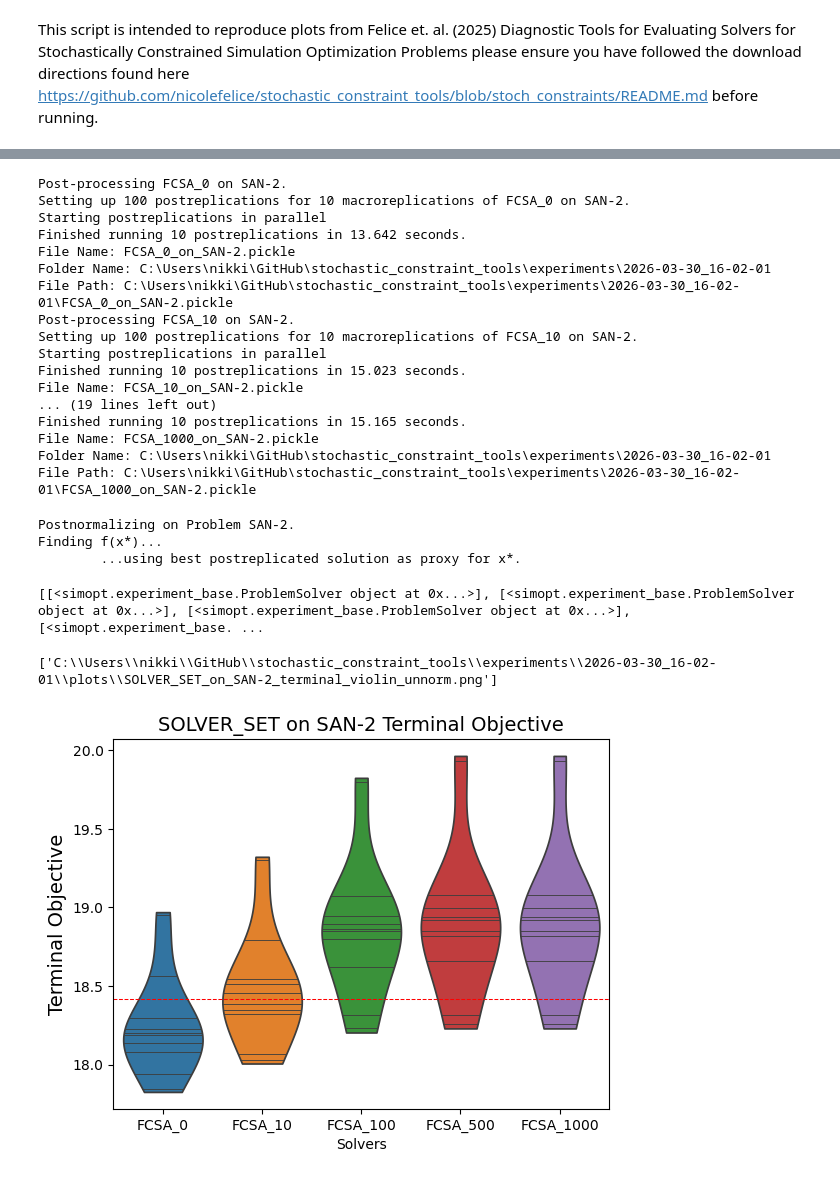
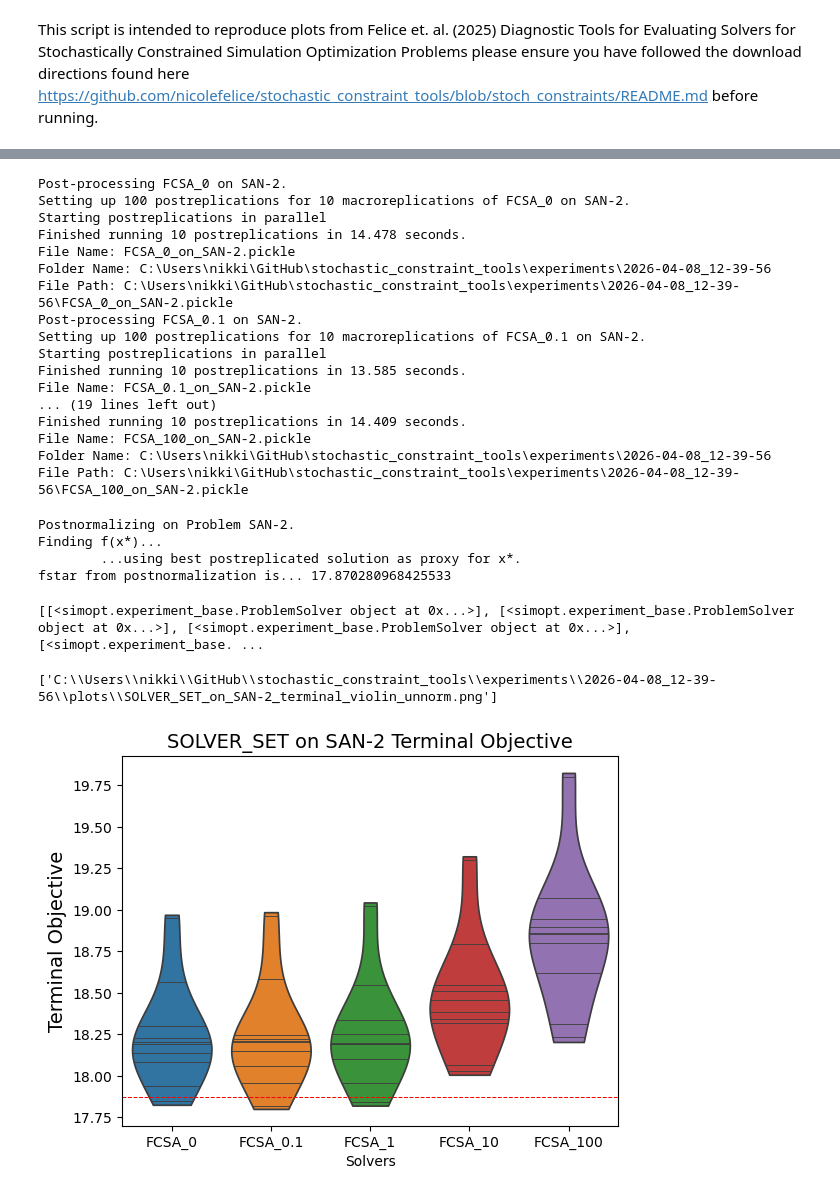
Before and after one commit to nicolefelice/stochastic_constraint_tools, a Jupyter notebook: more_experiments.ipynb, the cells around one changed output, grey strips where cells are left out. Saved outputs shown, nothing was run; the diff lists cells and outputs as text; code cells hidden in the pictures.

Commit message:
post rep fix

```diff
--- a/more_experiments.ipynb
+++ b/more_experiments.ipynb
@@ -31,7 +31,7 @@ problem = SANLongestPathStochastic(fixed_factors=problem_factors)
 problems = [problem]
 # %%
 # initialize solvers
-rho_values = [0,10,100,500,1000]
+rho_values = [0,.1,1,10,100]
 solvers = []
 for rho in rho_values:
     solver_factors =  {"search_direction": "FCSA",
@@ -73,20 +73,20 @@ myexperiment.post_replicate(n_postreps=100)
 Post-processing FCSA_0 on SAN-2.
 Setting up 100 postreplications for 10 macroreplications of FCSA_0 on SAN-2.
 Starting postreplications in parallel
-Finished running 10 postreplications in 13.642 seconds.
+Finished running 10 postreplications in 14.478 seconds.
 File Name: FCSA_0_on_SAN-2.pickle
-Folder Name: C:\Users\nikki\GitHub\stochastic_constraint_tools\experiments\2026-03-30_16-02-01
-File Path: C:\Users\nikki\GitHub\stochastic_constraint_tools\experiments\2026-03-30_16-02-01\FCSA_0_on_SAN-2.pickle
-Post-processing FCSA_10 on SAN-2.
-Setting up 100 postreplications for 10 macroreplications of FCSA_10 on SAN-2.
+Folder Name: C:\Users\nikki\GitHub\stochastic_constraint_tools\experiments\2026-04-08_12-39-56
+File Path: C:\Users\nikki\GitHub\stochastic_constraint_tools\experiments\2026-04-08_12-39-56\FCSA_0_on_SAN-2.pickle
+Post-processing FCSA_0.1 on SAN-2.
+Setting up 100 postreplications for 10 macroreplications of FCSA_0.1 on SAN-2.
 Starting postreplications in parallel
-Finished running 10 postreplications in 15.023 seconds.
-File Name: FCSA_10_on_SAN-2.pickle
+Finished running 10 postreplications in 13.585 seconds.
+File Name: FCSA_0.1_on_SAN-2.pickle
 ... (19 lines left out)
-Finished running 10 postreplications in 15.165 seconds.
-File Name: FCSA_1000_on_SAN-2.pickle
-Folder Name: C:\Users\nikki\GitHub\stochastic_constraint_tools\experiments\2026-03-30_16-02-01
-File Path: C:\Users\nikki\GitHub\stochastic_constraint_tools\experiments\2026-03-30_16-02-01\FCSA_1000_on_SAN-2.pickle
+Finished running 10 postreplications in 14.409 seconds.
+File Name: FCSA_100_on_SAN-2.pickle
+Folder Name: C:\Users\nikki\GitHub\stochastic_constraint_tools\experiments\2026-04-08_12-39-56
+File Path: C:\Users\nikki\GitHub\stochastic_constraint_tools\experiments\2026-04-08_12-39-56\FCSA_100_on_SAN-2.pickle
 # %%
 # Find an optimal solution x* for normalization.
 myexperiment.post_normalize(100)
@@ -94,17 +94,18 @@ myexperiment.post_normalize(100)
 Postnormalizing on Problem SAN-2.
 Finding f(x*)...
         ...using best postreplicated solution as proxy for x*.
+fstar from postnormalization is... 17.870280968425533
 # %%
 # Plot Figure 2
 plot_experiments = []
 for exp in myexperiment.experiments:
     plot_experiments.append(exp[0])
 print(myexperiment.experiments)
 # plot Fig 2 a terminal objective density violin plot for csa
-plot_terminal_progress(plot_experiments, "violin", plot_optimal = True, normalize=False)
+plot_terminal_progress(plot_experiments, "violin", plot_optimal = True, normalize=False, save_as_pickle = True)
 # %% [output]
 [[<simopt.experiment_base.ProblemSolver object at 0x...>], [<simopt.experiment_base.ProblemSolver object at 0x...>], [<simopt.experiment_base.ProblemSolver object at 0x...>], [<simopt.experiment_base. ...
-['C:\\Users\\nikki\\GitHub\\stochastic_constraint_tools\\experiments\\2026-03-30_16-02-01\\plots\\SOLVER_SET_on_SAN-2_terminal_violin_unnorm.png']
+['C:\\Users\\nikki\\GitHub\\stochastic_constraint_tools\\experiments\\2026-04-08_12-39-56\\plots\\SOLVER_SET_on_SAN-2_terminal_violin_unnorm.png']
-[figure, old version]
+[figure, new version]
 # %%
 # plot Fig 2 b terminal objective density violin plot for csa
```
Also changed, not shown: parts of 7 cells of this notebook, 1 other file.
